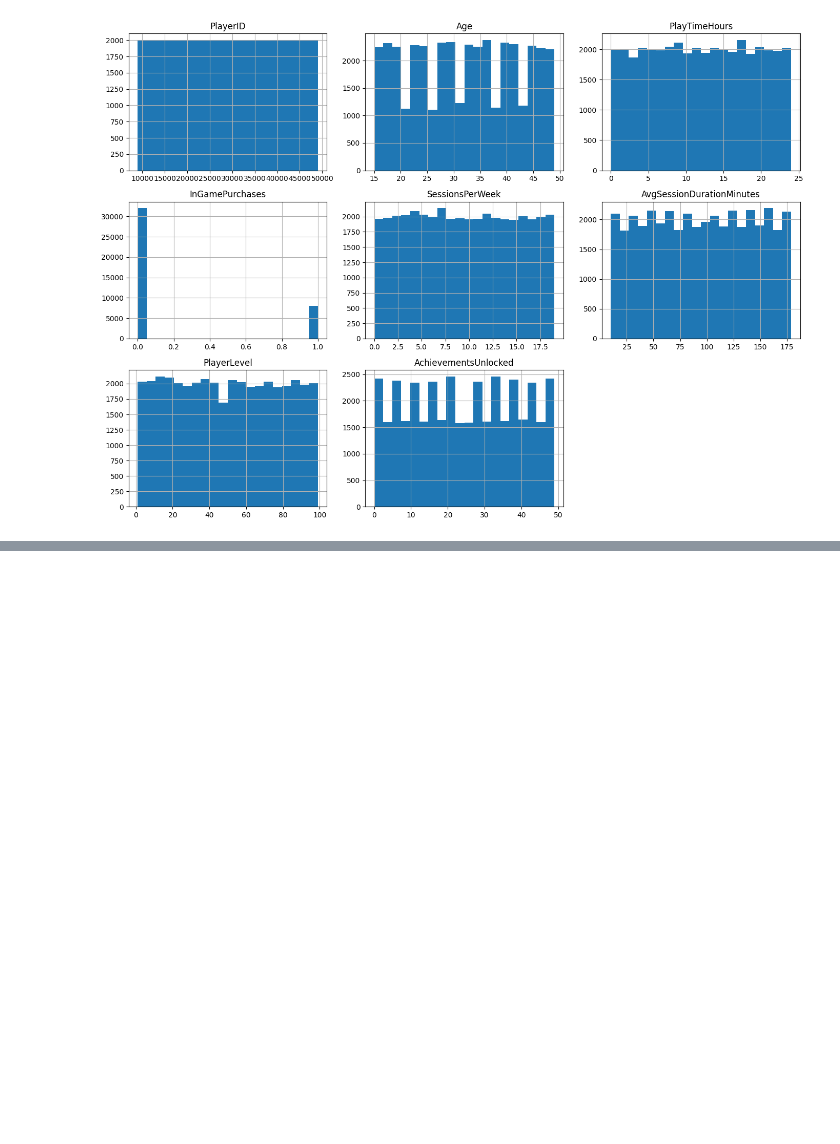
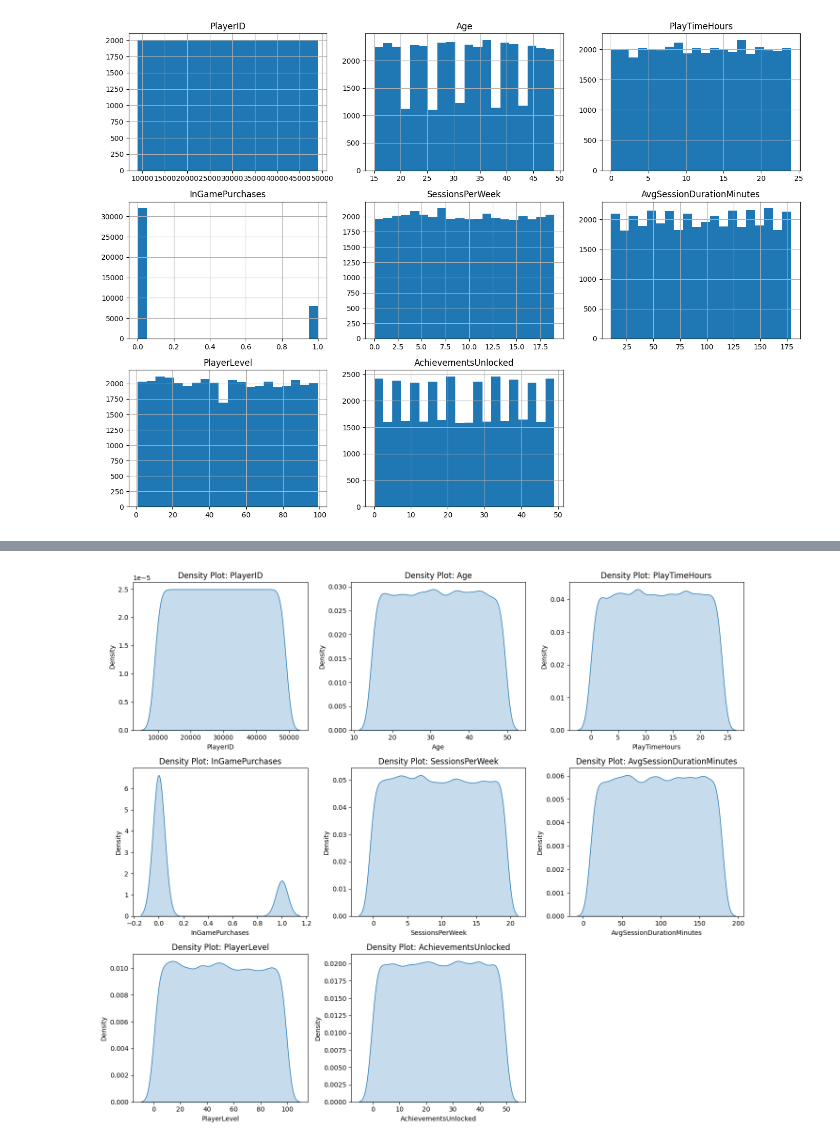
Before and after one commit to LooCodes/ML-Final-Project, a Jupyter notebook: final.ipynb, the cells around one changed output, grey strips where cells are left out. Saved outputs shown, nothing was run; the diff lists cells and outputs as text; code cells hidden in the pictures; blank space fills up the shorter version.

```diff
--- a/final.ipynb
+++ b/final.ipynb
@@ -87,0 +112,14 @@ ValueError: could not convert string to float: 'Male'
+# %%
+# DENSITY PLOTS (distribution + smooth curves)
+numeric_cols = df.select_dtypes(include=['int64', 'float64']).columns
+
+plt.figure(figsize=(14, 12))
+for i, col in enumerate(numeric_cols, 1):
+    plt.subplot(3, 3, i)
+    sns.kdeplot(data=df, x=col, fill=True)
+    plt.title(f"Density Plot: {col}")
+
+plt.tight_layout()
+plt.show()
+# %% [output]
+[figure, added]
```
Also changed, not shown: parts of 4 cells of this notebook.
